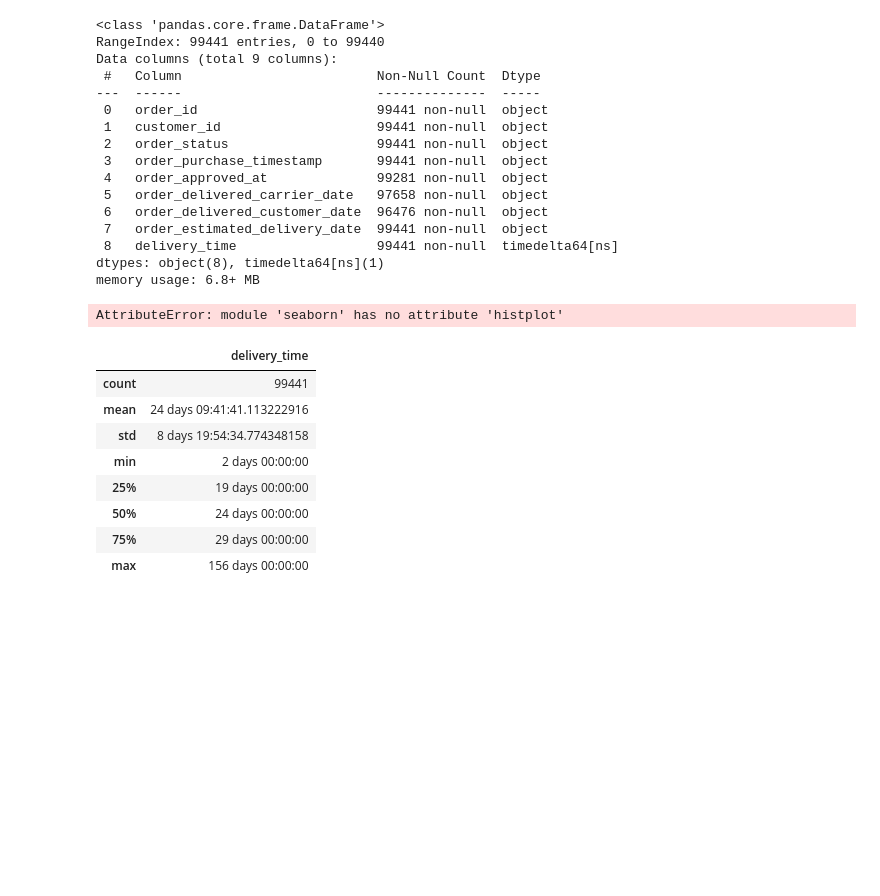
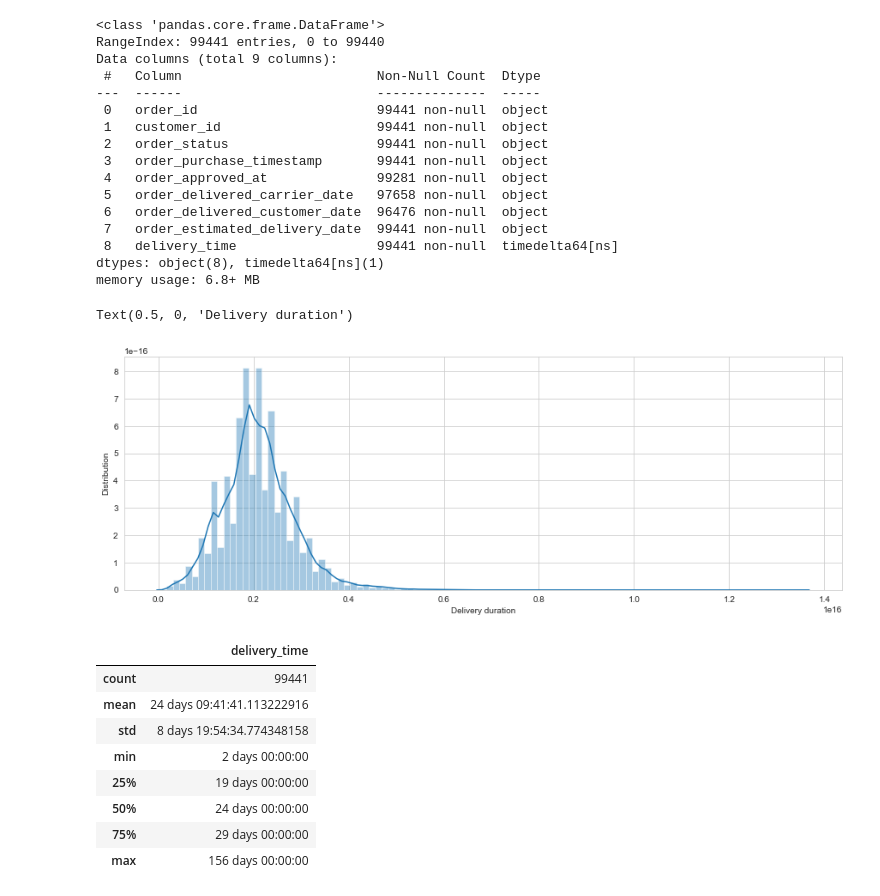
Before and after one commit to LarsTinnefeld/olist_ecom_analysis, a Jupyter notebook: olist_analysis.ipynb, the cells around one changed output. Saved outputs shown, nothing was run; the diff lists cells and outputs as text; code cells hidden in the pictures; blank space fills up the shorter version.

```diff
--- a/olist_analysis.ipynb
+++ b/olist_analysis.ipynb
@@ -114,11 +114,12 @@ dtypes: object(8), timedelta64[ns](1)
 memory usage: 6.8+ MB
 # %%
 plt.figure(figsize=(15,5))
-sns.histplot(df_orders['delivery_time'], bins=100)
-#plt.ylabel('Distribution')
-#plt.xlabel('Delivery duration')
+sns.distplot(df_orders['delivery_time'], bins=100)
+plt.ylabel('Distribution')
+plt.xlabel('Delivery duration')
 # %% [output]
-AttributeError: module 'seaborn' has no attribute 'histplot'
+Text(0.5, 0, 'Delivery duration')
+[figure, added]
 # %%
 df_orders.describe()
 # %% [output]
```
Also changed, not shown: parts of 1 cell of this notebook.
